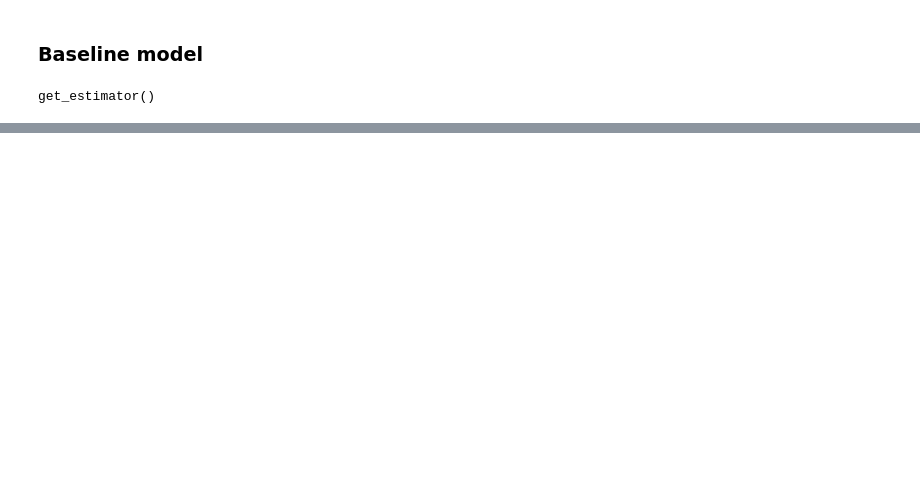
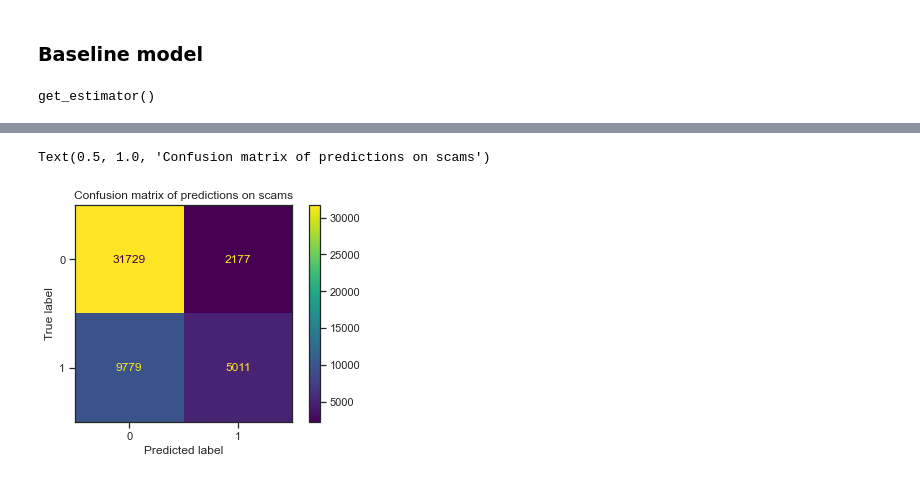
Before and after one commit to RemiHurstel/scam-prediction-on-Reddit, a Jupyter notebook: reddit_starting_kit.ipynb, the cells around one changed output, grey strips where cells are left out. Saved outputs shown, nothing was run; the diff lists cells and outputs as text; code cells hidden in the pictures; blank space fills up the shorter version.

```diff
--- a/reddit_starting_kit.ipynb
+++ b/reddit_starting_kit.ipynb
@@ -342,3 +381,10 @@ weighted avg       0.74      0.75      0.72     48696
+# %%
+from sklearn.metrics import confusion_matrix, ConfusionMatrixDisplay
+plot = ConfusionMatrixDisplay.from_predictions(y_test,val_pred)
+plt.title("Confusion matrix of predictions on scams")
+# %% [output]
+Text(0.5, 1.0, 'Confusion matrix of predictions on scams')
+[figure, added]
 # %%
 from sklearn.metrics import accuracy_score
 print(accuracy_score(y_test, val_pred))
```
Also changed, not shown: parts of 27 cells of this notebook.
